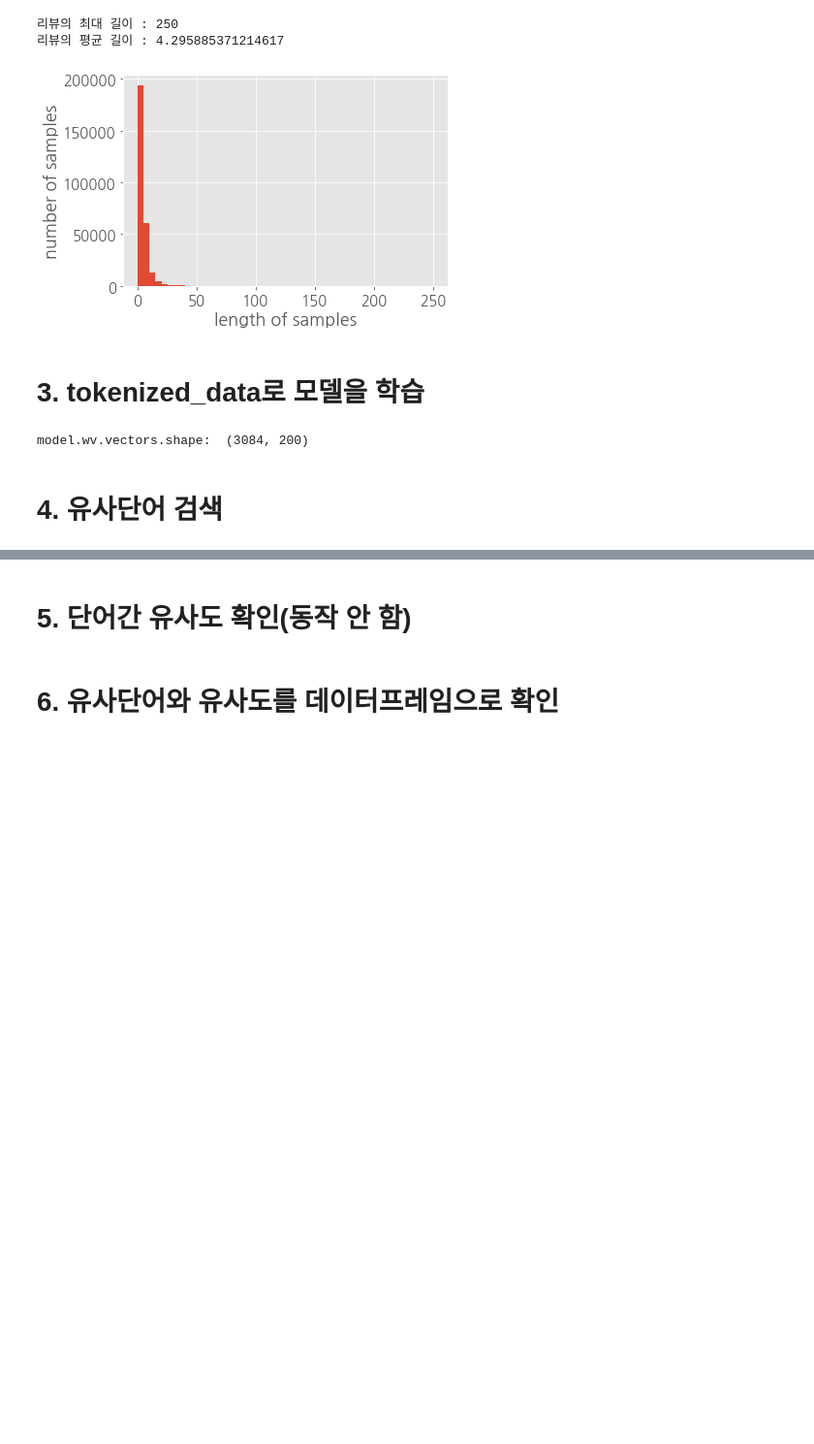
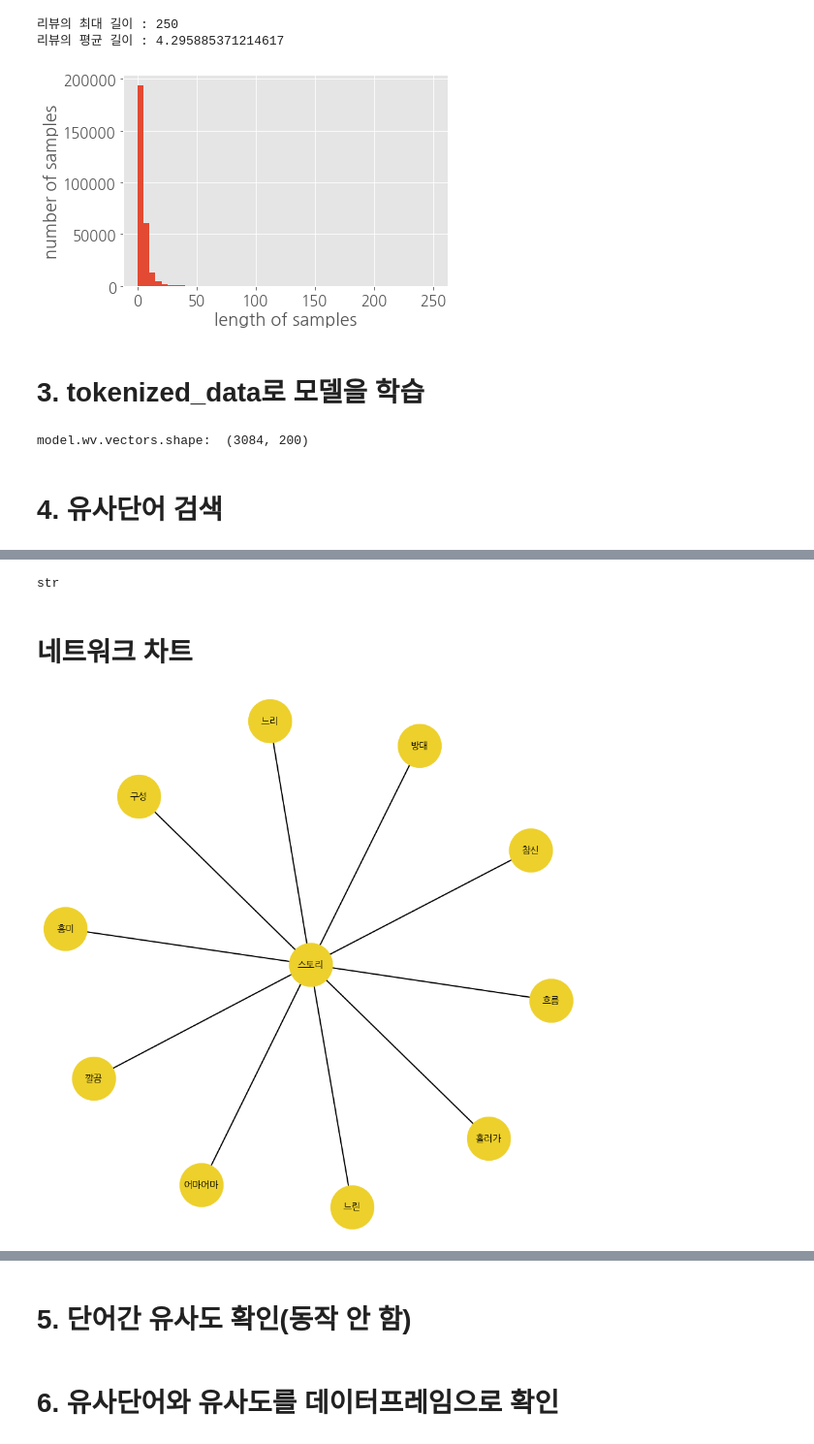
Before and after one commit to jiyaa29/Multicampus-Weekly-Project, a Jupyter notebook: 자연어 처리/7. Word2Vec 유사도 분석_한글.ipynb, the cells around one changed output, grey strips where cells are left out. Shown: that part at 97% size. Saved outputs shown, nothing was run; the diff lists cells and outputs as text; code cells hidden in the pictures; blank space fills up the shorter version.

Commit message:
스타 네트워크 차트 시각화

```diff
--- a/자연어 처리/7. Word2Vec 유사도 분석_한글.ipynb
+++ b/자연어 처리/7. Word2Vec 유사도 분석_한글.ipynb
@@ -299,0 +298,8 @@ df
+# %%
+df_topic1 = df['스토리','topic']
+#df_topic1.columns = ['Name']
+df_topic1 = df_topic1.to_frame()
+df_topic1.columns = ['Name']
+df_topic1['Type1'] = '스토리'
+df_topic1['similarity'] = df['스토리','similarity']
+df_topic1
@@ -299,0 +318,68 @@ df
+# %%
+type(df_topic1['Name'].values[i])
+# %% [output]
+str
+# %% [markdown]
+# 네트워크 차트
+# %%
+# !pip install decorator==5.0.9
+# !pip install networkx==2.6.1
+"""
+decorator와 networkx 모듈 사이의 종속성 때문에 발생하는 문제이다.
+
+- decorator 모듈을 5.0.9 이상으로 재설치해주고
+
+- networkx 도 2.6.1 이상으로 재설치해준 후
+
+- 커널을 껐다 키면 문제가 해결된다.
+
+https://networkx.org/documentation/stable/reference/generated/networkx.drawing.nx_pylab.draw_networkx.html
+"""
+
+import networkx as nx
+import numpy as np
+
+# Check what size our graph is, and assign stylings
+# if size == 'huge':
+#         fig_size = (50,50)
+#         font_size = 20
+#         lwidth = 3
+#         arrow_size = 20
+#         node_dot = 20
+# if size == 'large':
+#         fig_size = (40,40)
+#         font_size = 16
+#         lwidth = 1
+#         arrow_size = 10
+#         node_dot = 10
+# if size == 'medium':
+#         fig_size = (25,25)
+#         font_size = 12
+#         lwidth = 0.8
+#         arrow_size = 8
+#         node_dot = 8
+# if size == 'small':
+#         fig_size = (10,10)
+#         font_size = 8
+#         lwidth = 0.6
+#         arrow_size = 6
+#         node_dot = 6
+# if size == 'tiny':
+#         fig_size = (5,5)
+#         font_size = 6
+#         lwidth = 0.4
+#         arrow_size = 5
+
+g = nx.Graph()
+g = nx.from_pandas_edgelist(df_topic1, source='Name',target='Type1')
+
+# nx.circular_layout(g)
+
+plt.figure(figsize = (12, 12))
+# nx. draw_networkx
+nx.draw(g,  with_labels = True, node_color = '#edd02b',
+                 width = 2.0,
+                 node_size = 5000, font_size = 15, font_family ='NanumGothic')
+plt.show()
+# %% [output]
+[figure, added]
```
Also changed, not shown: parts of 10 cells of this notebook.
